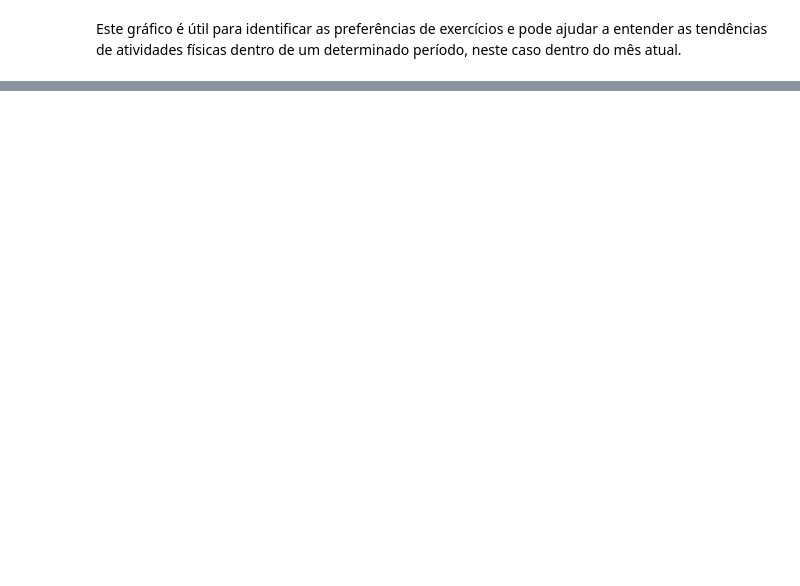
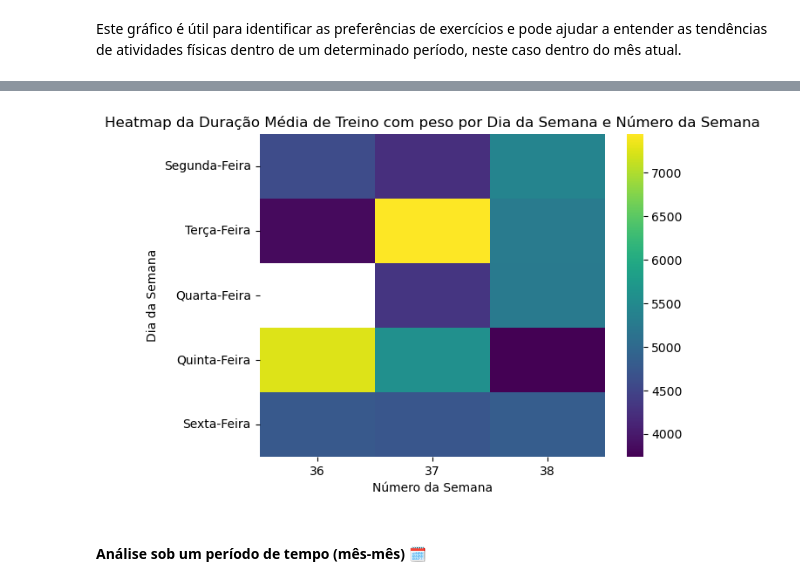
Before and after one commit to idarlenearaujo/PY_PB_Strava, a Jupyter notebook: notebooks/exploracao.ipynb, the cells around one changed output, grey strips where cells are left out. Drawn from its saved outputs; the diff is of its cells as text; code cells hidden in the pictures; blank space fills up the shorter version.

```diff
--- a/notebooks/exploracao.ipynb
+++ b/notebooks/exploracao.ipynb
@@ -401,0 +434,33 @@ Os pontos de dados vermelhos estão concentrados principalmente no início do ei
+# %%
+# Análise Corrida Mês Atual
+df_treino_mes = atividades_mes[atividades_mes['sport_type'] == 'Treino com peso']
+
+# Kms
+df_treinos = df_treino_mes.groupby(['data'])['duracao_atividade'].sum().reset_index()
+df_treinos['dia_da_semana'] = df_treinos['data'].dt.strftime('%A')
+df_treinos['dia_da_semana'] = df_treinos['dia_da_semana'].replace({
+    'Monday': 'Segunda-Feira',
+    'Tuesday': 'Terça-Feira',
+    'Wednesday': 'Quarta-Feira',
+    'Thursday': 'Quinta-Feira',
+    'Friday': 'Sexta-Feira',
+    'Saturday': 'Sábado',
+    'Sunday': 'Domingo'
+})
+# Reordena os dias da semana para começar na segunda-feira
+df_treinos['dia_da_semana'] = pd.Categorical(df_treinos['dia_da_semana'],
+                                         categories=['Segunda-Feira', 'Terça-Feira', 'Quarta-Feira', 'Quinta-Feira', 'Sexta-Feira', 'Sábado', 'Domingo'], ordered=True)
+df_treinos['numero_da_semana'] = df_treinos['data'].dt.isocalendar().week
+# %%
+# Análise Treino com Peso Mês Atual
+heatmap_data = df_treinos.pivot_table(index='dia_da_semana', columns='numero_da_semana', values='duracao_atividade', aggfunc='mean')
+sns.heatmap(heatmap_data, cmap='viridis')
+plt.title('Heatmap da Duração Média de Treino com peso por Dia da Semana e Número da Semana')
+plt.xlabel('Número da Semana')
+plt.ylabel('Dia da Semana')
+#plt.yticks(range(7), ['Seg', 'Ter', 'Qua', 'Qui', 'Sex', 'Sáb', 'Dom'], rotation=0)
+plt.show()
+# %% [output]
+[figure, added]
+# %% [markdown]
+#### Análise sob um período de tempo (mês-mês) 🗓️
```
Also changed, not shown: parts of 93 cells of this notebook, 26 other files.
